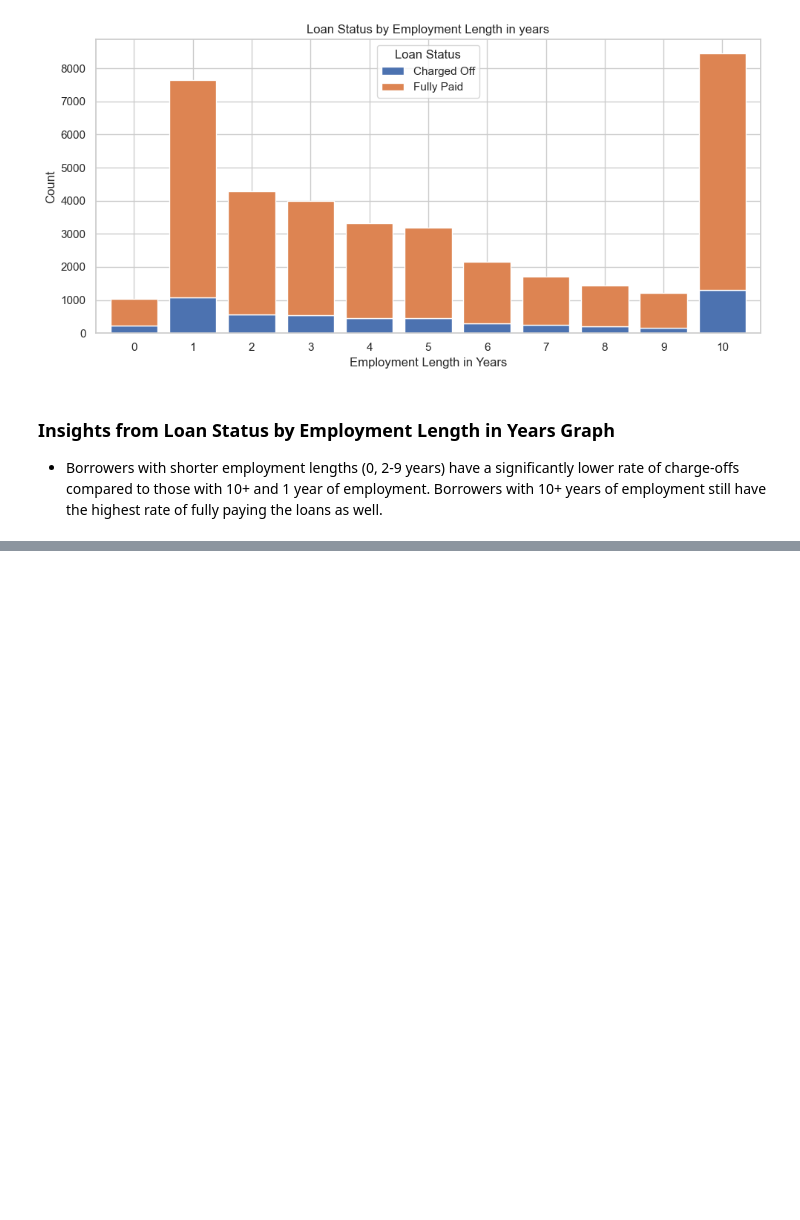
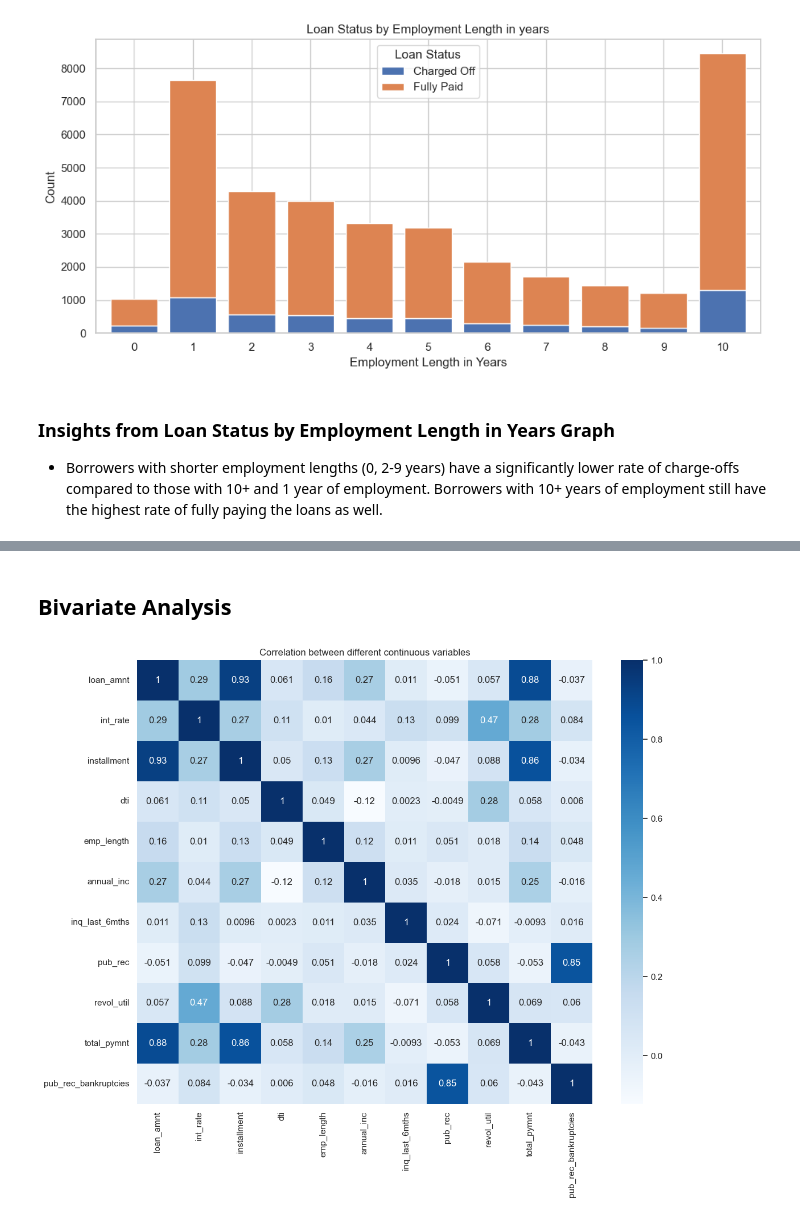
Before and after one commit to sowmilydutta/Lending_Club_Case_Study, a Jupyter notebook: Sowmily_Dutta_Case_study.ipynb, the cells around one changed output, grey strips where cells are left out. Cells and saved outputs as stored; diff of their text form; code cells hidden in the pictures; blank space fills up the shorter version.

```diff
--- a/Sowmily_Dutta_Case_study.ipynb
+++ b/Sowmily_Dutta_Case_study.ipynb
@@ -667,0 +687,16 @@ Overall:
+# %% [markdown]
+## Bivariate Analysis
+# %%
+# Figure 30: Plot the Correlation between different continuous variables
+# Using the correlation matrix and plotting the heatmap to understand the correction between selective continuos variables
+selected_columns = ["loan_amnt","int_rate", "installment", "dti", "emp_length", "annual_inc", "inq_last_6mths",
+                   "pub_rec", "revol_util", "total_pymnt", "pub_rec_bankruptcies"]
+corr = df_cleaned[selected_columns].corr()
+plt.figure(figsize=(12,10))
+sns.heatmap(corr, xticklabels=corr.columns, yticklabels=corr.columns, annot=True,
+            cmap=sns.color_palette("Blues", as_cmap=True))
+plt.title('Correlation between different continuous variables')
+plt.tight_layout()
+plt.show()
+# %% [output]
+[figure, added]
```
Also changed, not shown: parts of 17 cells of this notebook.
